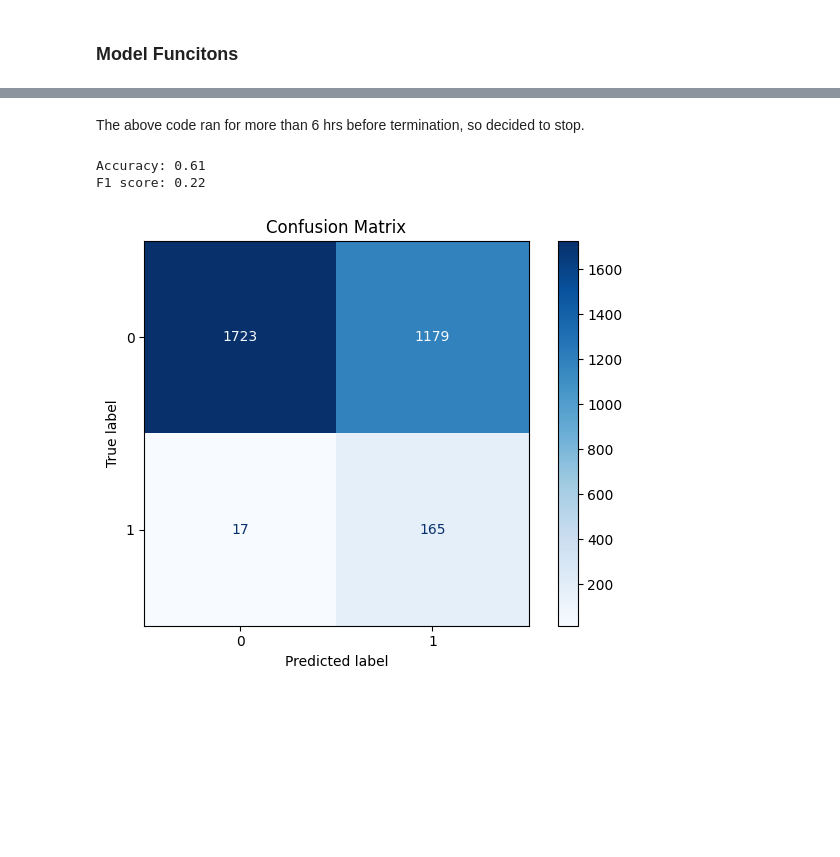
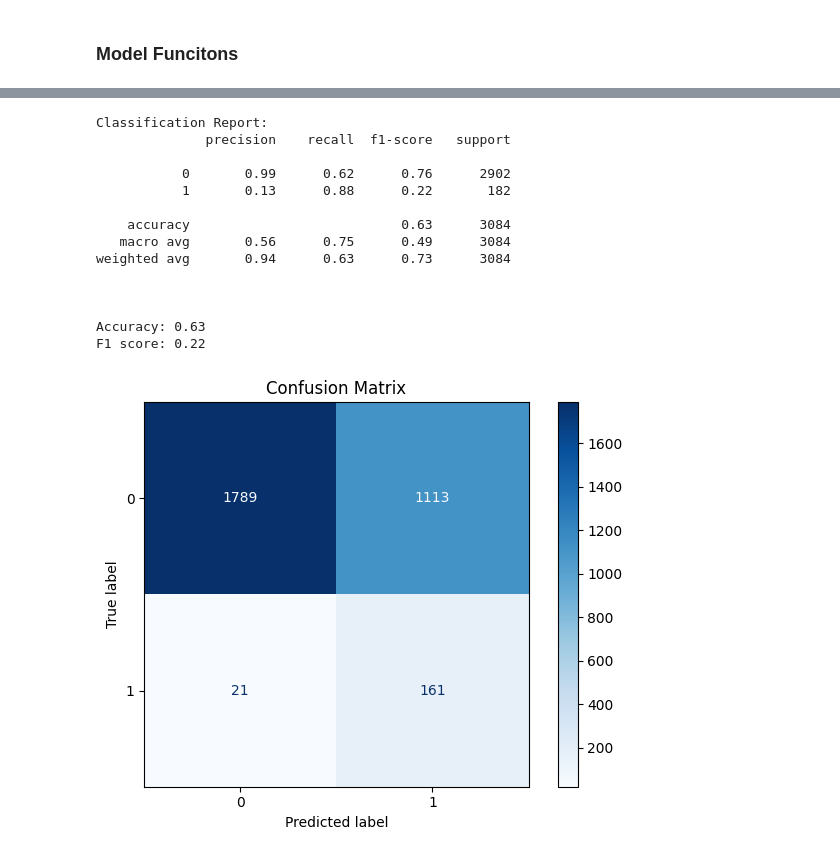
Before and after one commit to jtvon/799S-Data-Science-Capstone, a Jupyter notebook: Week-5-jupyter-notebook.ipynb, the cells around one changed output, grey strips where cells are left out. Drawn from its saved outputs; the diff is of its cells as text; code cells hidden in the pictures; blank space fills up the shorter version.

```diff
--- a/Week-5-jupyter-notebook.ipynb
+++ b/Week-5-jupyter-notebook.ipynb
@@ -166,7 +166,7 @@ def gridsearchcv(model, X_train, y_train, random_state=random_state):
 def evaluate_results(y_test, y_pred, model):
 
     # Print the classification report
-    report = classification_report(y_test, y_pred, output_dict=True)
+    report = classification_report(y_test, y_pred, output_dict=False)
     print("Classification Report:")
     print(report)
     print("\n")
@@ -206,6 +212,10 @@ sigmoid  10.0  auto        0.78225      0.027081          0.616125         0.012
 
 Best Parameters: {'C': 10, 'gamma': 'auto', 'kernel': 'sigmoid'}
 Best CV RMSE: 0.7823
+# %%
+lin_SVC_params = {
+    'C': [.01, .1, 1, 10, 100]
+}
 # %%
 # Run grid search for the car claims dataset
-car_reg_params, car_reg_acc = gridsearchcv(SVC, X_train_car_reg, y_train_car_reg)
+car_reg_params, car_reg_acc = gridsearchcv(LinearSVC, X_train_car_reg, y_train_car_reg, param_dict=lin_SVC_params)
@@ -212,16 +234,26 @@ car_reg_params, car_reg_acc = gridsearchcv(SVC, X_train_car_reg, y_train_car_reg
-# %% [markdown]
-The above code ran for more than 6 hrs before termination, so decided to stop.
 # %%
 # Run SVC for car claims and insurance claims
-# model_car_reg, y_pred_car_reg = run_model(X_train_car_reg, y_train_car_reg, X_test_car_reg, y_test_car_reg, model_type='svc', **car_reg_params)
-model_ins_reg, y_pred_ins_reg = run_model(X_train_ins_reg, y_train_ins_reg, X_test_ins_reg, y_test_ins_reg, **ins_reg_params)
+model_car_reg, y_pred_car_reg = linear_svc_model(X_train_car_reg, y_train_car_reg, X_test_car_reg, y_test_car_reg, **car_reg_params)
+model_ins_reg, y_pred_ins_reg = svc_model(X_train_ins_reg, y_train_ins_reg, X_test_ins_reg, y_test_ins_reg, **ins_reg_params)
 # %%
 # Evaluate the car claims dataset
-evaluate_results(y_test_car_reg, y_pred_car_reg, model_car_reg, model_type='svc')
+evaluate_results(y_test_car_reg, y_pred_car_reg, model_car_reg)
 # %% [output]
-Accuracy: 0.61
+Classification Report:
+              precision    recall  f1-score   support
+
+           0       0.99      0.62      0.76      2902
+           1       0.13      0.88      0.22       182
+
+    accuracy                           0.63      3084
+   macro avg       0.56      0.75      0.49      3084
+weighted avg       0.94      0.63      0.73      3084
+
+
+
+Accuracy: 0.63
 F1 score: 0.22
-[figure, old version]
+[figure, new version]
 # %%
 # Evaluate the insurance claims dataset
 evaluate_results(y_test_ins_reg, y_pred_ins_reg, model_ins_reg)
```
Also changed, not shown: parts of 9 cells of this notebook.
